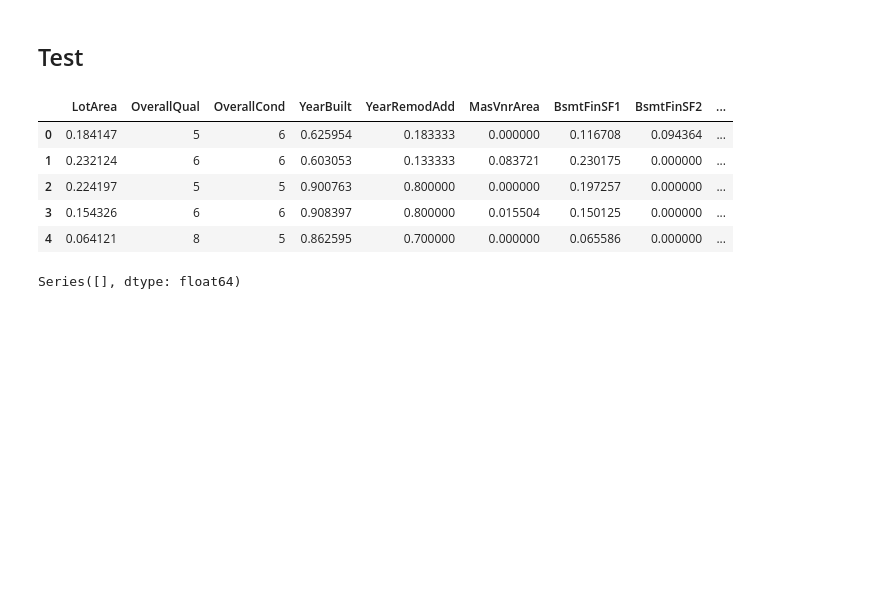
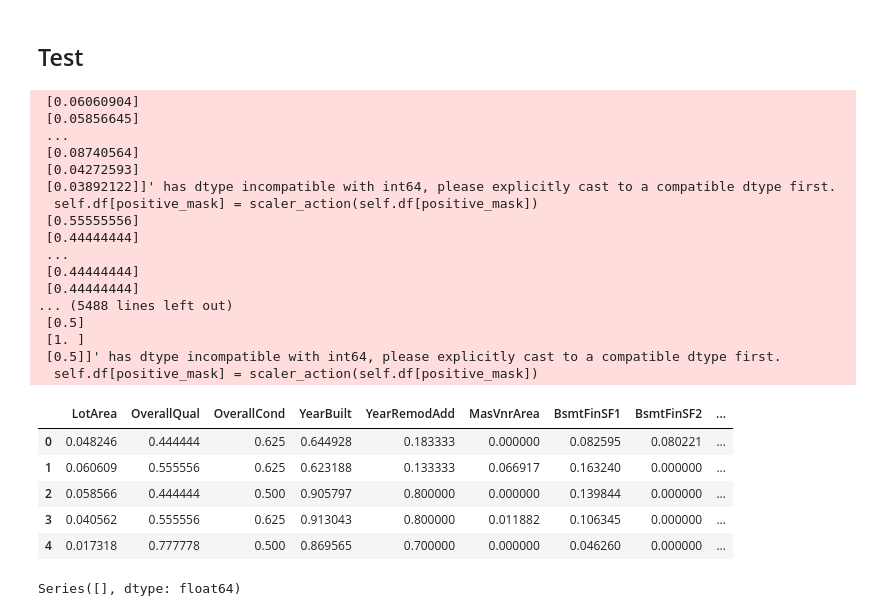
Before and after one commit to SerhiiDolhopolovCoder/study, a Jupyter notebook: ML/Dolhopolov_ML_3/main.ipynb, the cells around one changed output. Drawn from its saved outputs; the diff is of its cells as text; code cells hidden in the pictures; blank space fills up the shorter version.

```diff
--- a/ML/Dolhopolov_ML_3/main.ipynb
+++ b/ML/Dolhopolov_ML_3/main.ipynb
@@ -14,7 +16,8 @@ pd.set_option('display.max_columns', None)
 pd.set_option('display.max_rows', None)
 # %%
 df = pd.read_csv('HousePrice_train.csv')
-train_builder = HousePriceFeatureBuilder(df)
+scaler = MinMaxScaler()
+train_builder = HousePriceFeatureBuilder(df, SplitDataType.TRAIN, scaler)
 # %%
 train_builder.drop_id()
 # %% [output]
@@ -238,16 +255,33 @@ Series([], dtype: float64)
 # %% [markdown]
 ## Test
 # %%
-test_builder = HousePriceFeatureBuilder(pd.read_csv('HousePrice_test.csv'))
+test_builder = HousePriceFeatureBuilder(pd.read_csv('HousePrice_test.csv'), SplitDataType.TEST, scaler)
 test_builder.build_by_templete()
 test_builder.df.head()
 # %% [output]
+ [0.06060904]
+ [0.05856645]
+ ...
+ [0.08740564]
+ [0.04272593]
+ [0.03892122]]' has dtype incompatible with int64, please explicitly cast to a compatible dtype first.
+  self.df[positive_mask] = scaler_action(self.df[positive_mask])
+ [0.55555556]
+ [0.44444444]
+ ...
+ [0.44444444]
+ [0.44444444]
+... (5488 lines left out)
+ [0.5]
+ [1. ]
+ [0.5]]' has dtype incompatible with int64, please explicitly cast to a compatible dtype first.
+  self.df[positive_mask] = scaler_action(self.df[positive_mask])
 |  | LotArea | OverallQual | OverallCond | YearBuilt | YearRemodAdd | MasVnrArea | BsmtFinSF1 | BsmtFinSF2 | ... |
-| 0 | 0.184147 | 5 | 6 | 0.625954 | 0.183333 | 0.000000 | 0.116708 | 0.094364 | ... |
-| 1 | 0.232124 | 6 | 6 | 0.603053 | 0.133333 | 0.083721 | 0.230175 | 0.000000 | ... |
-| 2 | 0.224197 | 5 | 5 | 0.900763 | 0.800000 | 0.000000 | 0.197257 | 0.000000 | ... |
-| 3 | 0.154326 | 6 | 6 | 0.908397 | 0.800000 | 0.015504 | 0.150125 | 0.000000 | ... |
-| 4 | 0.064121 | 8 | 5 | 0.862595 | 0.700000 | 0.000000 | 0.065586 | 0.000000 | ... |
+| 0 | 0.048246 | 0.444444 | 0.625 | 0.644928 | 0.183333 | 0.000000 | 0.082595 | 0.080221 | ... |
+| 1 | 0.060609 | 0.555556 | 0.625 | 0.623188 | 0.133333 | 0.066917 | 0.163240 | 0.000000 | ... |
+| 2 | 0.058566 | 0.444444 | 0.500 | 0.905797 | 0.800000 | 0.000000 | 0.139844 | 0.000000 | ... |
+| 3 | 0.040562 | 0.555556 | 0.625 | 0.913043 | 0.800000 | 0.011882 | 0.106345 | 0.000000 | ... |
+| 4 | 0.017318 | 0.777778 | 0.500 | 0.869565 | 0.700000 | 0.000000 | 0.046260 | 0.000000 | ... |
 # %%
 test_builder.get_high_correlation_features()
 # %% [output]
```
Also changed, not shown: parts of 14 cells of this notebook, 5 other files.
